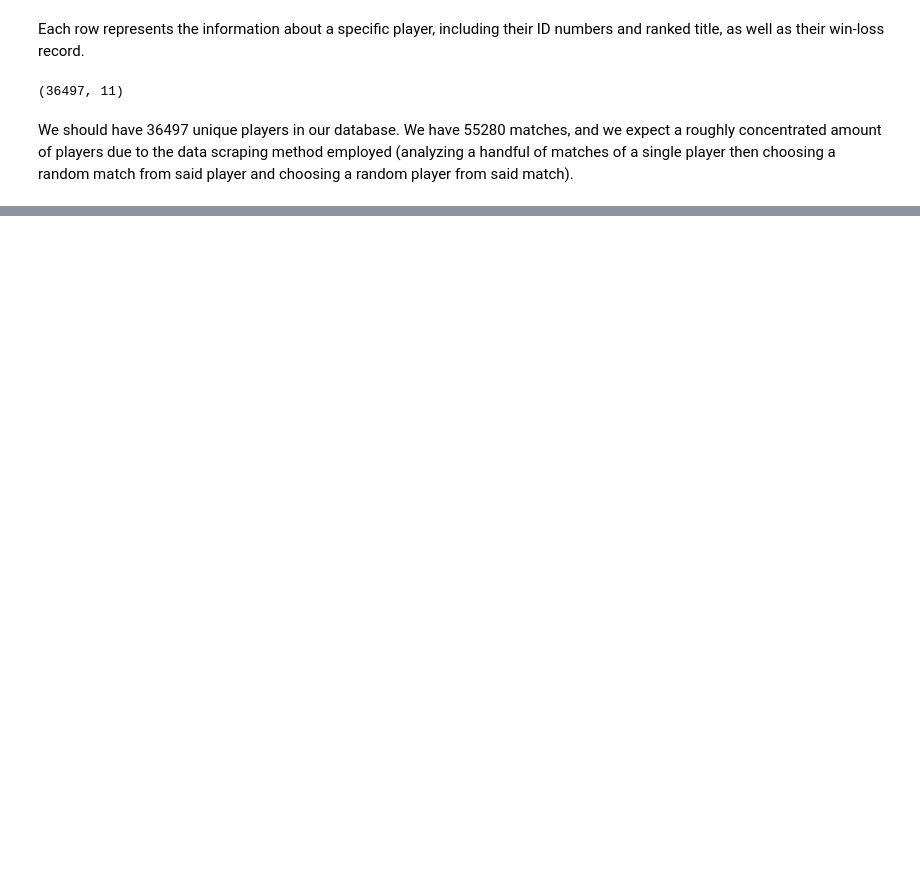
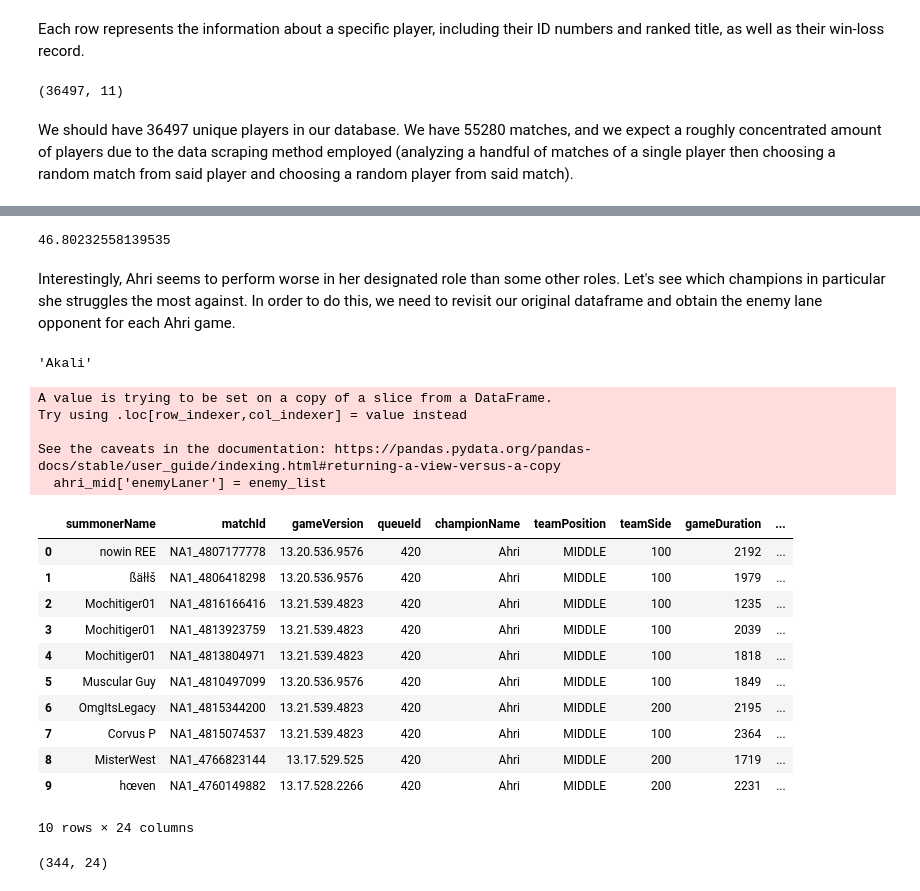
Before and after one commit to nolanylee/LolData, a Jupyter notebook: data_analysis.ipynb, the cells around one changed output, grey strips where cells are left out. Saved outputs shown, nothing was run; the diff lists cells and outputs as text; code cells hidden in the pictures; blank space fills up the shorter version.

Commit message:
continued analysysis, focusing on one champion

```diff
--- a/data_analysis.ipynb
+++ b/data_analysis.ipynb
@@ -117,0 +115,3 @@ Now, we can move onto the player database.
+# %%
+df_match.drop(df_match[df_match['gameDuration'] < 300].index, inplace=True)
+df_match.shape
@@ -160,0 +159,2 @@ df_player.describe()
+# %%
+ahri_games = df_match[df_match['championName'] == 'Ahri']
@@ -160,0 +192,2 @@ df_player.describe()
+# %%
+ahri_mid = ahri_games[ahri_games['teamPosition'] == 'MIDDLE']
@@ -160,0 +204,42 @@ df_player.describe()
+# %%
+len(ahri_mid[ahri_mid['victory'] == 1])/len(ahri_mid) * 100
+# %% [output]
+46.80232558139535
+# %% [markdown]
+Interestingly, Ahri seems to perform worse in her designated role than some other roles. Let's see which champions in particular she struggles the most against. In order to do this, we need to revisit our original dataframe and obtain the enemy lane opponent for each Ahri game.
+# %%
+df_match[df_match['matchId'] == 'NA1_4807177778'][df_match['championName'] != 'Ahri'][df_match['teamPosition'] == 'MIDDLE']['championName'].iloc[0]
+# %% [output]
+'Akali'
+# %%
+ahri_mid.reset_index(drop=True)
+enemy_list = []
+for id in ahri_mid['matchId']:
+    enemy_list.append(df_match[df_match['matchId'] == id][df_match['championName'] != 'Ahri'][df_match['teamPosition'] == 'MIDDLE']['championName'].iloc[0])
+ahri_mid['enemyLaner'] = enemy_list
+# %% [output]
+A value is trying to be set on a copy of a slice from a DataFrame.
+Try using .loc[row_indexer,col_indexer] = value instead
+
+See the caveats in the documentation: https://pandas.pydata.org/pandas-docs/stable/user_guide/indexing.html#returning-a-view-versus-a-copy
+  ahri_mid['enemyLaner'] = enemy_list
+# %%
+ahri_mid = ahri_mid.reset_index(drop=True)
+ahri_mid.head(10)
+# %% [output]
+|  | summonerName | matchId | gameVersion | queueId | championName | teamPosition | teamSide | gameDuration | ... |
+| 0 | nowin REE | NA1_4807177778 | 13.20.536.9576 | 420 | Ahri | MIDDLE | 100 | 2192 | ... |
+| 1 | ßäłłš | NA1_4806418298 | 13.20.536.9576 | 420 | Ahri | MIDDLE | 100 | 1979 | ... |
+| 2 | Mochitiger01 | NA1_4816166416 | 13.21.539.4823 | 420 | Ahri | MIDDLE | 100 | 1235 | ... |
+| 3 | Mochitiger01 | NA1_4813923759 | 13.21.539.4823 | 420 | Ahri | MIDDLE | 100 | 2039 | ... |
+| 4 | Mochitiger01 | NA1_4813804971 | 13.21.539.4823 | 420 | Ahri | MIDDLE | 100 | 1818 | ... |
+| 5 | Muscular Guy | NA1_4810497099 | 13.20.536.9576 | 420 | Ahri | MIDDLE | 100 | 1849 | ... |
+| 6 | OmgItsLegacy | NA1_4815344200 | 13.21.539.4823 | 420 | Ahri | MIDDLE | 200 | 2195 | ... |
+| 7 | Corvus P | NA1_4815074537 | 13.21.539.4823 | 420 | Ahri | MIDDLE | 100 | 2364 | ... |
+| 8 | MisterWest | NA1_4766823144 | 13.17.529.525 | 420 | Ahri | MIDDLE | 200 | 1719 | ... |
+| 9 | hœven | NA1_4760149882 | 13.17.528.2266 | 420 | Ahri | MIDDLE | 200 | 2231 | ... |
+10 rows × 24 columns
+# %%
+ahri_mid.shape
+# %% [output]
+(344, 24)
```
Also changed, not shown: parts of 22 cells of this notebook.
